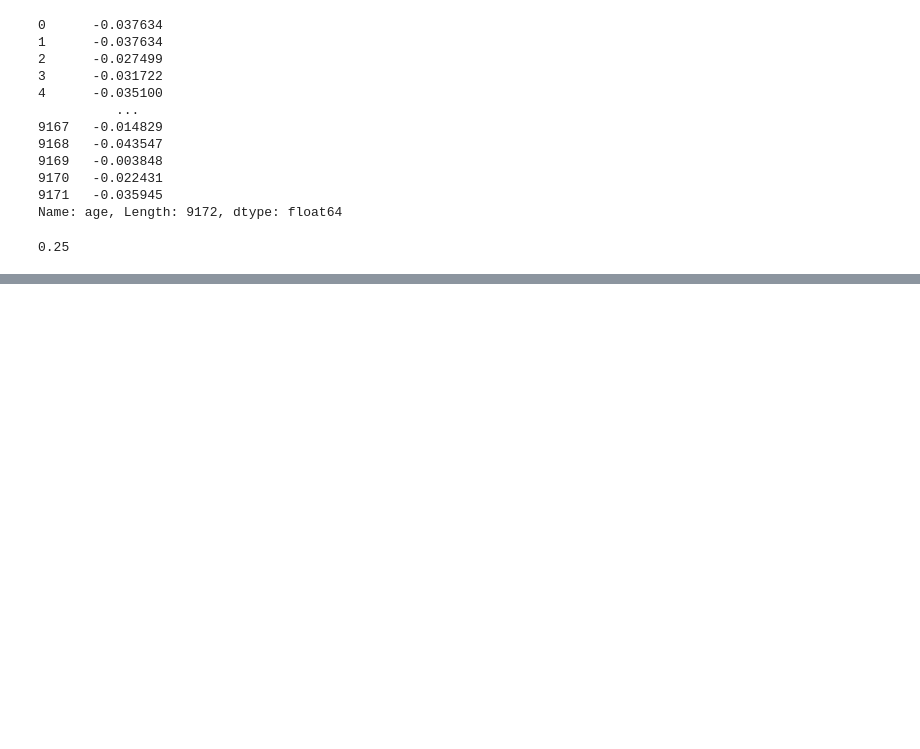
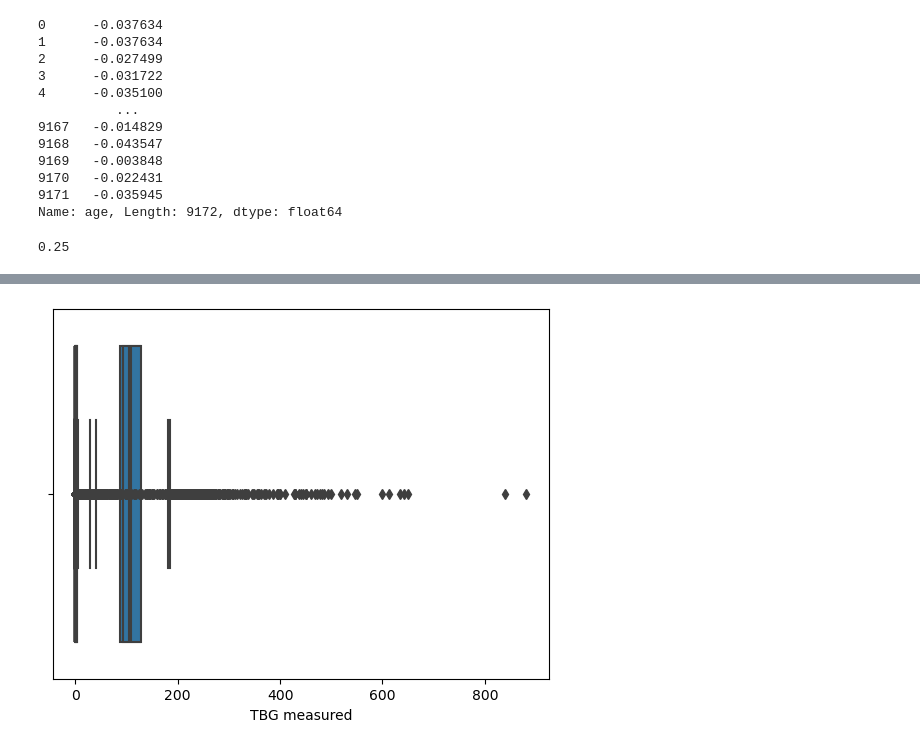
Before and after one commit to abhinavsaluja2004/MachineLearning_19cse305, a Jupyter notebook: cse22002_lab2.ipynb, the cells around one changed output, grey strips where cells are left out. Drawn from its saved outputs; the diff is of its cells as text; code cells hidden in the pictures; blank space fills up the shorter version.

```diff
--- a/cse22002_lab2.ipynb
+++ b/cse22002_lab2.ipynb
@@ -365,0 +605,5 @@ ValueError: Found array with 0 feature(s) (shape=(1, 0)) while a minimum of 1 is
+# %%
+for i in medData.columns[3:28]:
+    sns.boxplot(x=medData[i])
+# %% [output]
+[figure, added]
```
Also changed, not shown: parts of 64 cells of this notebook.
